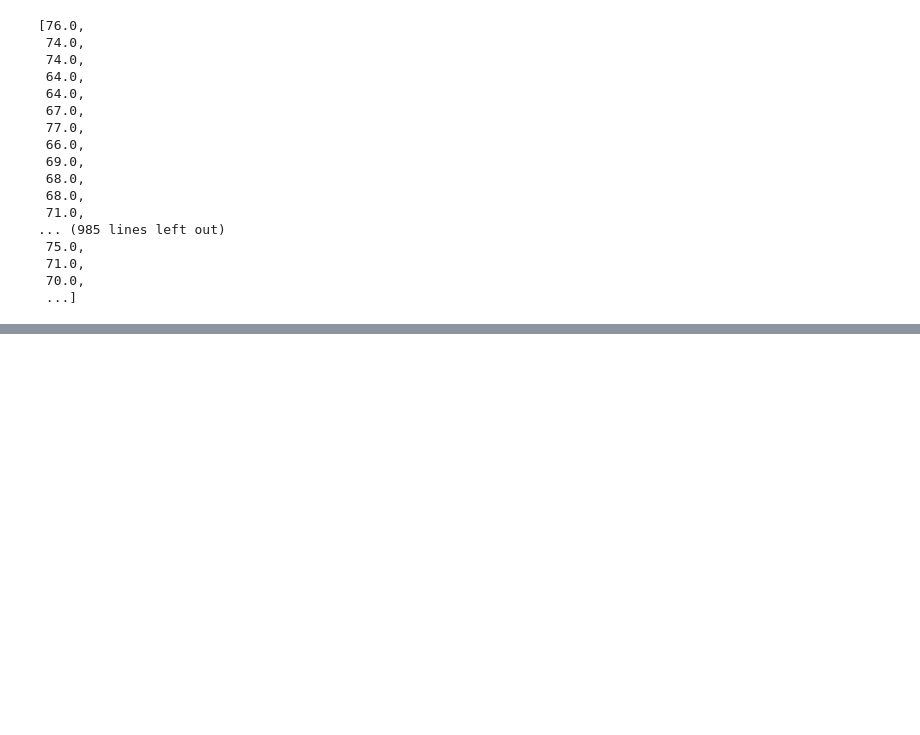
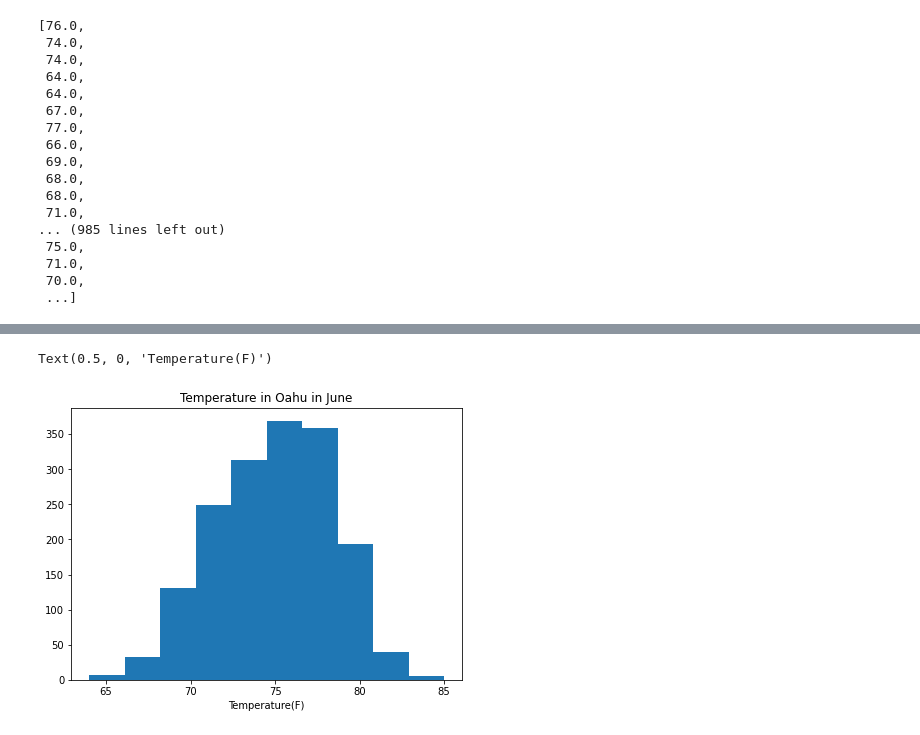
Before and after one commit to MCRobish/surfs_up, a Jupyter notebook: SurfsUp_Challenge.ipynb, the cells around one changed output, grey strips where cells are left out. Drawn from its saved outputs; the diff is of its cells as text; code cells hidden in the pictures; blank space fills up the shorter version.

Commit message:
include histogram code and additional query code

```diff
--- a/SurfsUp_Challenge.ipynb
+++ b/SurfsUp_Challenge.ipynb
@@ -128,3 +129,12 @@ Dec_temps_df.describe()
 | 50% | 71.000000 |
 | 75% | 74.000000 |
 | max | 83.000000 |
+# %%
+#create histograms of temperature information for June
+fig, ax = plt.subplots(figsize=(7, 5))
+plt.hist(df)
+ax.set_title("Temperature in Oahu in June")
+ax.set_xlabel("Temperature(F)")
+# %% [output]
+Text(0.5, 0, 'Temperature(F)')
+[figure, added]
```
Also changed, not shown: parts of 18 cells of this notebook.
